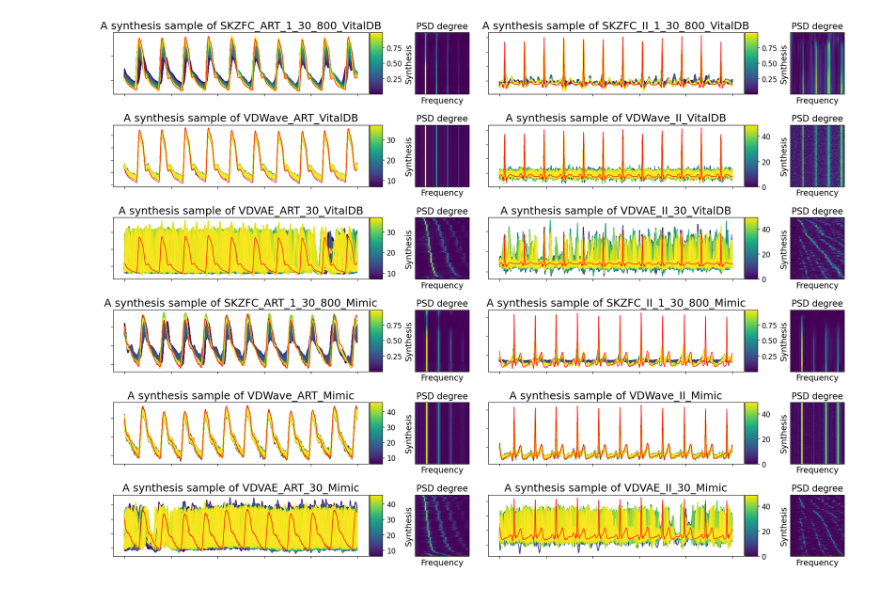
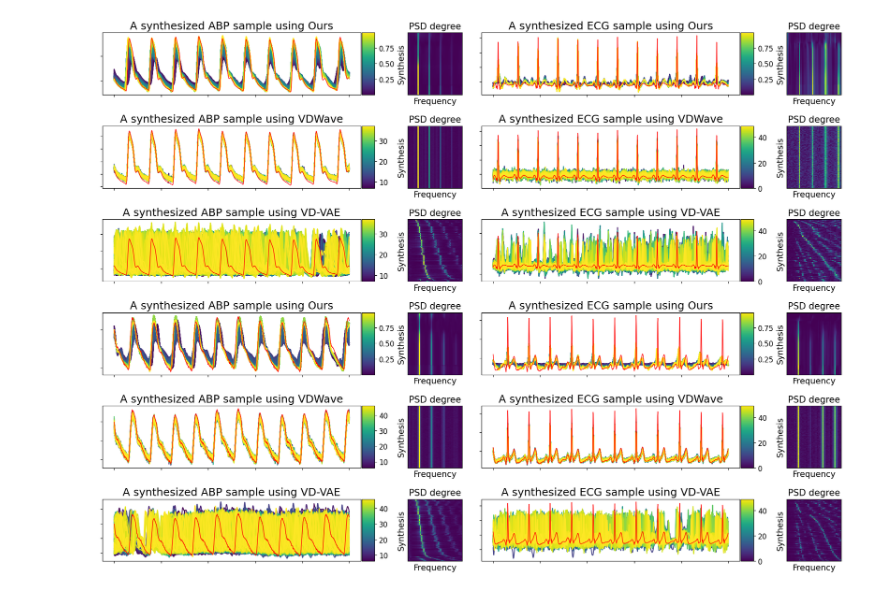
Before and after one commit to cherishleon/VABAM, a Jupyter notebook: VisualizationSig.ipynb, the cells around one changed output. Cells and saved outputs as stored; diff of their text form; code cells hidden in the pictures.

```diff
--- a/VisualizationSig.ipynb
+++ b/VisualizationSig.ipynb
@@ -450,20 +450,18 @@ for idx, key in enumerate(keys):
         SigType = 'ECG'
 
     if 'SKZFC' in key:
-        Label = 'SKZFC'
+        Label = 'Ours'
     elif 'ConVAE' in key:
         Label = '$C$-VAE'
-    elif 'TCVAE' in key:
-        Label = '$TC$-VAE'
-    elif 'FACVAE' in key:
-        Label = '$FAC$-VAE'
     elif 'DiffWave' in key:
         Label = 'DiffWave'
+    elif 'VDVAE' in key:
+        Label = 'VD-VAE'
     elif 'VDWave' in key:
         Label = 'VDWave'
 
 
-    ax1.set_title('A synthesis sample of '+ key, fontsize=18)
+    ax1.set_title('A synthesized '+ SigType  + ' sample using ' + Label, fontsize=18)
 
     ax1.set_xticklabels([])  # Hide x-axis tick labels
     ax1.set_yticklabels([])  # Hide y-axis tick labels
@@ -471,31 +469,32 @@ for idx, key in enumerate(keys):
     divider1 = make_axes_locatable(ax1)
     cax1 = divider1.append_axes("right", size="5%", pad=0.02)
     sm1 = plt.cm.ScalarMappable(cmap=cmap, norm=norm2)
     sm1.set_array([])
     cbar1=fig.colorbar(sm1, cax=cax1)
     cbar1.ax.tick_params(labelsize=12)
     #cbar1.set_label(cbarLabel, size=12)
 
     # Create the axis for the heatmap next to each line plot.
     ax2 = fig.add_subplot(gs[row_idx, col_idx_heat])
     Heatmap = GeneratedAmplitude[key][:, MinFreq:MaxFreq]
     im = ax2.imshow(Heatmap, cmap='viridis', aspect='auto', interpolation='nearest')
     ax2.set_title('PSD degree', fontsize=15)
     ax2.set_xticks([])
     ax2.set_yticks([])
     ax2.set_xlabel('Frequency', fontsize=14)
     ax2.set_ylabel('Synthesis', fontsize=14) #'Index of signals generated with a series of $\\acute{\\theta}$'
 
     if row_idx == 5:
         row_idx = -1
         col_idx_line = 2
 
     pos1 = ax1.get_position()  # get the original position
     pos2 = ax2.get_position()  # get the original position
     ax1.set_position([pos1.x0, pos1.y0, pos1.width, pos1.height])
     ax2.set_position([pos1.x0 + pos1.width + 0.035, pos2.y0, pos2.width, pos2.height])  # Adjust th e x position
     #print(row_idx, col_idx_line)
 
+plt.savefig('./PaperWork/Figures/SynthesisSamples.png',  dpi=300, bbox_inches='tight')
 plt.show()
 # %% [output]
-[figure, old version]
+[figure, new version]
```
Also changed, not shown: parts of 1 cell of this notebook, 3 other files.
